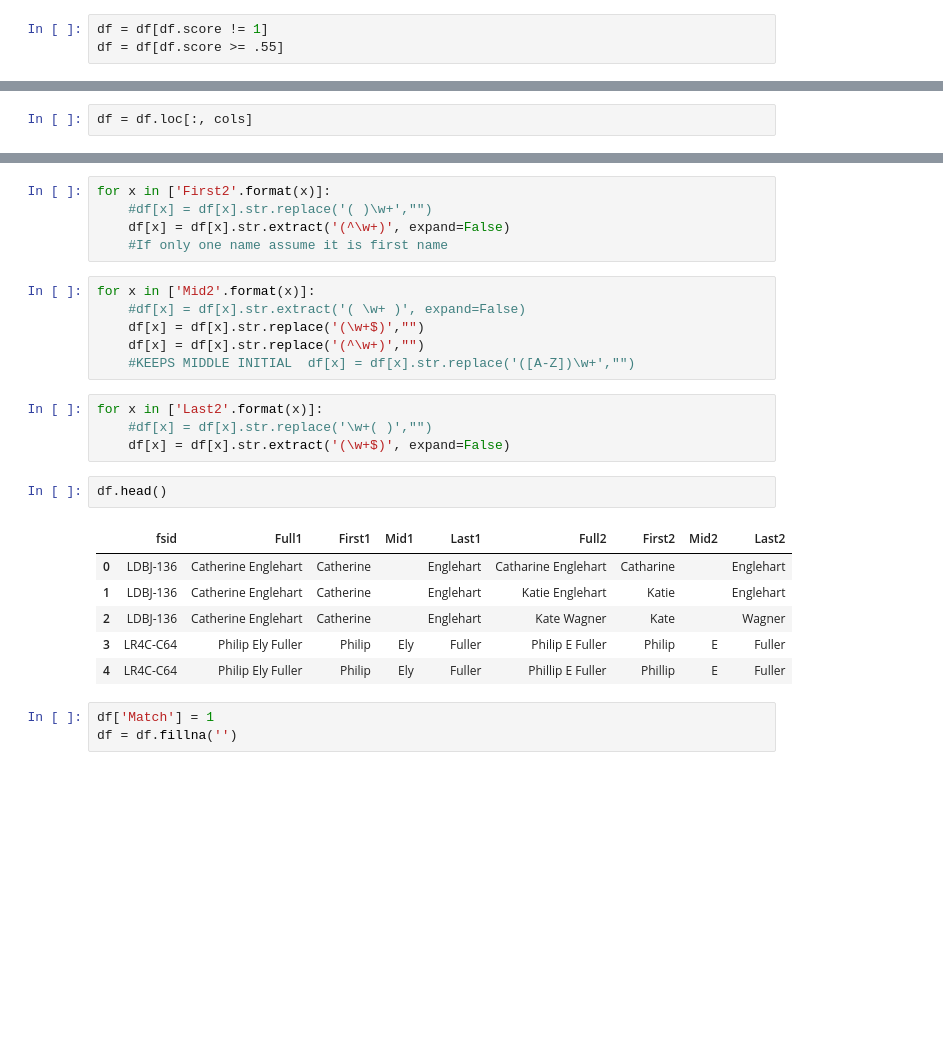
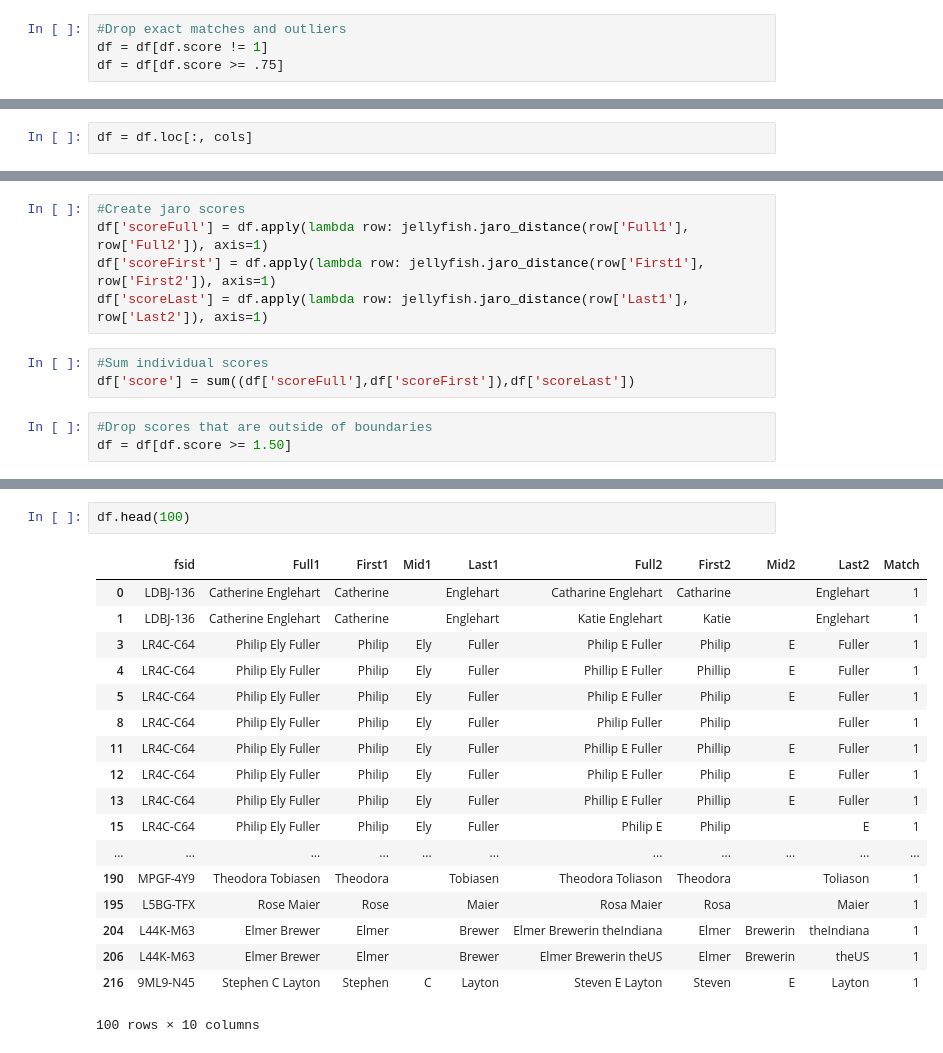
Before and after one commit to milesws/Name-project, a Jupyter notebook: Data+cleaning.ipynb, the cells around one changed output, grey strips where cells are left out. Drawn from its saved outputs; the diff is of its cells as text; blank space fills up the shorter version.

```diff
--- a/Data+cleaning.ipynb
+++ b/Data+cleaning.ipynb
@@ -69,4 +64,5 @@ df['score'] = df.apply(lambda row: jellyfish.jaro_distance(row['Full1'], row['Fu
 # %%
+#Drop exact matches and outliers
 df = df[df.score != 1]
-df = df[df.score >= .55]
+df = df[df.score >= .75]
 # %%
@@ -99,0 +130,11 @@ df = df.loc[:, cols]
+# %%
+#Create jaro scores
+df['scoreFull'] = df.apply(lambda row: jellyfish.jaro_distance(row['Full1'], row['Full2']), axis=1)
+df['scoreFirst'] = df.apply(lambda row: jellyfish.jaro_distance(row['First1'], row['First2']), axis=1)
+df['scoreLast'] = df.apply(lambda row: jellyfish.jaro_distance(row['Last1'], row['Last2']), axis=1)
+# %%
+#Sum individual scores
+df['score'] = sum((df['scoreFull'],df['scoreFirst']),df['scoreLast'])
+# %%
+#Drop scores that are outside of boundaries
+df = df[df.score >= 1.50]
@@ -131,27 +171,21 @@ df.head()
-# %%
-for x in ['First2'.format(x)]:
-    #df[x] = df[x].str.replace('( )\w+',"")
-    df[x] = df[x].str.extract('(^\w+)', expand=False)
-    #If only one name assume it is first name
-# %%
-for x in ['Mid2'.format(x)]:
-    #df[x] = df[x].str.extract('( \w+ )', expand=False)
-    df[x] = df[x].str.replace('(\w+$)',"")
-    df[x] = df[x].str.replace('(^\w+)',"")
-    #KEEPS MIDDLE INITIAL  df[x] = df[x].str.replace('([A-Z])\w+',"")
-# %%
-for x in ['Last2'.format(x)]:
-    #df[x] = df[x].str.replace('\w+( )',"")
-    df[x] = df[x].str.extract('(\w+$)', expand=False)
 # %%
-df.head()
+df.head(100)
 # %% [output]
-|  | fsid | Full1 | First1 | Mid1 | Last1 | Full2 | First2 | Mid2 | Last2 |
-| 0 | LDBJ-136 | Catherine Englehart | Catherine |  | Englehart | Catharine Englehart | Catharine |  | Englehart |
-| 1 | LDBJ-136 | Catherine Englehart | Catherine |  | Englehart | Katie Englehart | Katie |  | Englehart |
-| 2 | LDBJ-136 | Catherine Englehart | Catherine |  | Englehart | Kate Wagner | Kate |  | Wagner |
-| 3 | LR4C-C64 | Philip Ely Fuller | Philip | Ely | Fuller | Philip E Fuller | Philip | E | Fuller |
-| 4 | LR4C-C64 | Philip Ely Fuller | Philip | Ely | Fuller | Phillip E Fuller | Phillip | E | Fuller |
+|  | fsid | Full1 | First1 | Mid1 | Last1 | Full2 | First2 | Mid2 | Last2 | Match |
+| 0 | LDBJ-136 | Catherine Englehart | Catherine |  | Englehart | Catharine Englehart | Catharine |  | Englehart | 1 |
+| 1 | LDBJ-136 | Catherine Englehart | Catherine |  | Englehart | Katie Englehart | Katie |  | Englehart | 1 |
+| 3 | LR4C-C64 | Philip Ely Fuller | Philip | Ely | Fuller | Philip E Fuller | Philip | E | Fuller | 1 |
+| 4 | LR4C-C64 | Philip Ely Fuller | Philip | Ely | Fuller | Phillip E Fuller | Phillip | E | Fuller | 1 |
+| 5 | LR4C-C64 | Philip Ely Fuller | Philip | Ely | Fuller | Philip E Fuller | Philip | E | Fuller | 1 |
+| 8 | LR4C-C64 | Philip Ely Fuller | Philip | Ely | Fuller | Philip Fuller | Philip |  | Fuller | 1 |
+| 11 | LR4C-C64 | Philip Ely Fuller | Philip | Ely | Fuller | Phillip E Fuller | Phillip | E | Fuller | 1 |
+| 12 | LR4C-C64 | Philip Ely Fuller | Philip | Ely | Fuller | Philip E Fuller | Philip | E | Fuller | 1 |
+| 13 | LR4C-C64 | Philip Ely Fuller | Philip | Ely | Fuller | Phillip E Fuller | Phillip | E | Fuller | 1 |
+| 15 | LR4C-C64 | Philip Ely Fuller | Philip | Ely | Fuller | Philip E | Philip |  | E | 1 |
+| ... | ... | ... | ... | ... | ... | ... | ... | ... | ... | ... |
+| 190 | MPGF-4Y9 | Theodora Tobiasen | Theodora |  | Tobiasen | Theodora Toliason | Theodora |  | Toliason | 1 |
+| 195 | L5BG-TFX | Rose Maier | Rose |  | Maier | Rosa Maier | Rosa |  | Maier | 1 |
+| 204 | L44K-M63 | Elmer Brewer | Elmer |  | Brewer | Elmer Brewerin theIndiana | Elmer | Brewerin | theIndiana | 1 |
+| 206 | L44K-M63 | Elmer Brewer | Elmer |  | Brewer | Elmer Brewerin theUS | Elmer | Brewerin | theUS | 1 |
+| 216 | 9ML9-N45 | Stephen C Layton | Stephen | C | Layton | Steven E Layton | Steven | E | Layton | 1 |
+100 rows × 10 columns
-# %%
-df['Match'] = 1
-df = df.fillna('')
```
Also changed, not shown: parts of 39 cells of this notebook.
